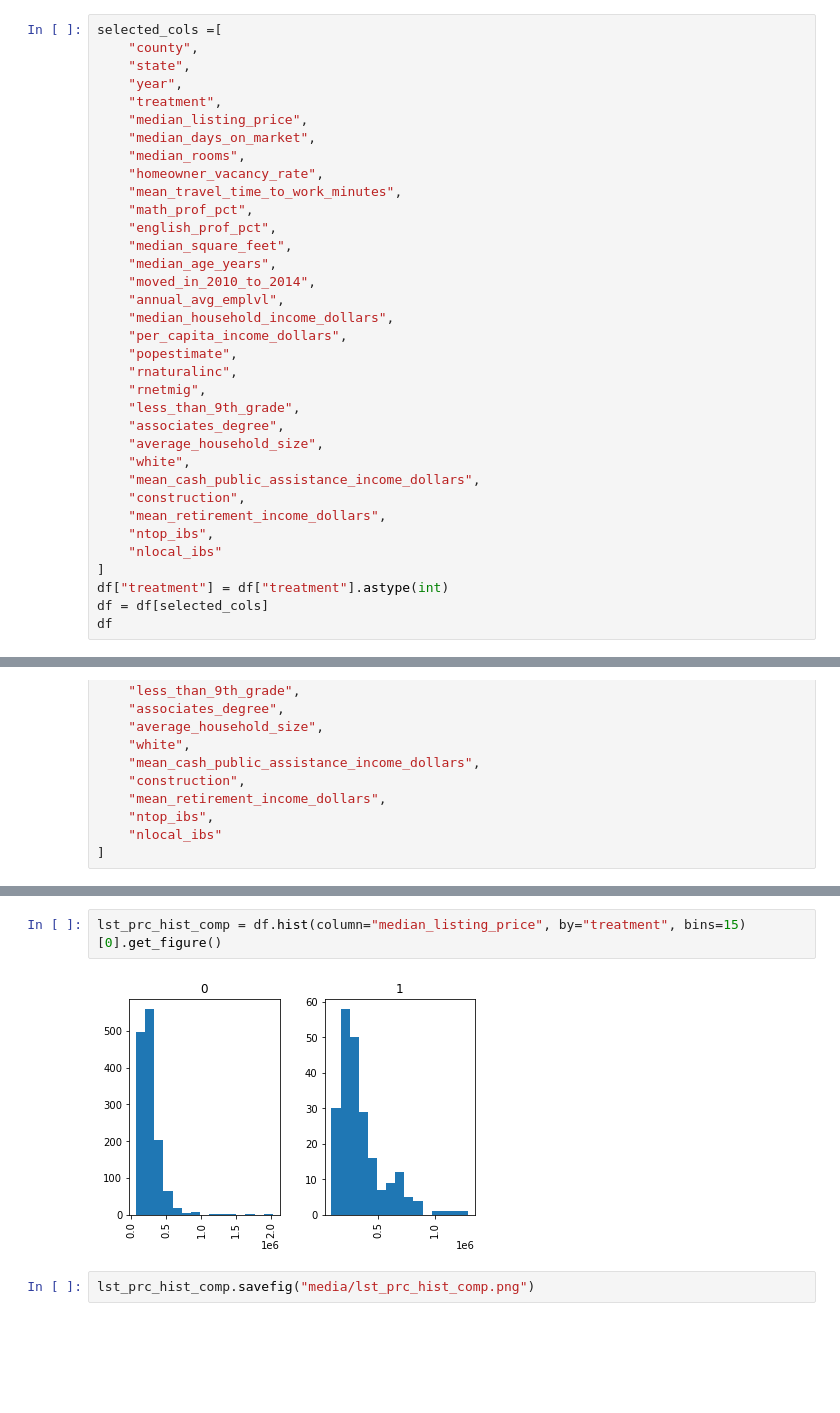
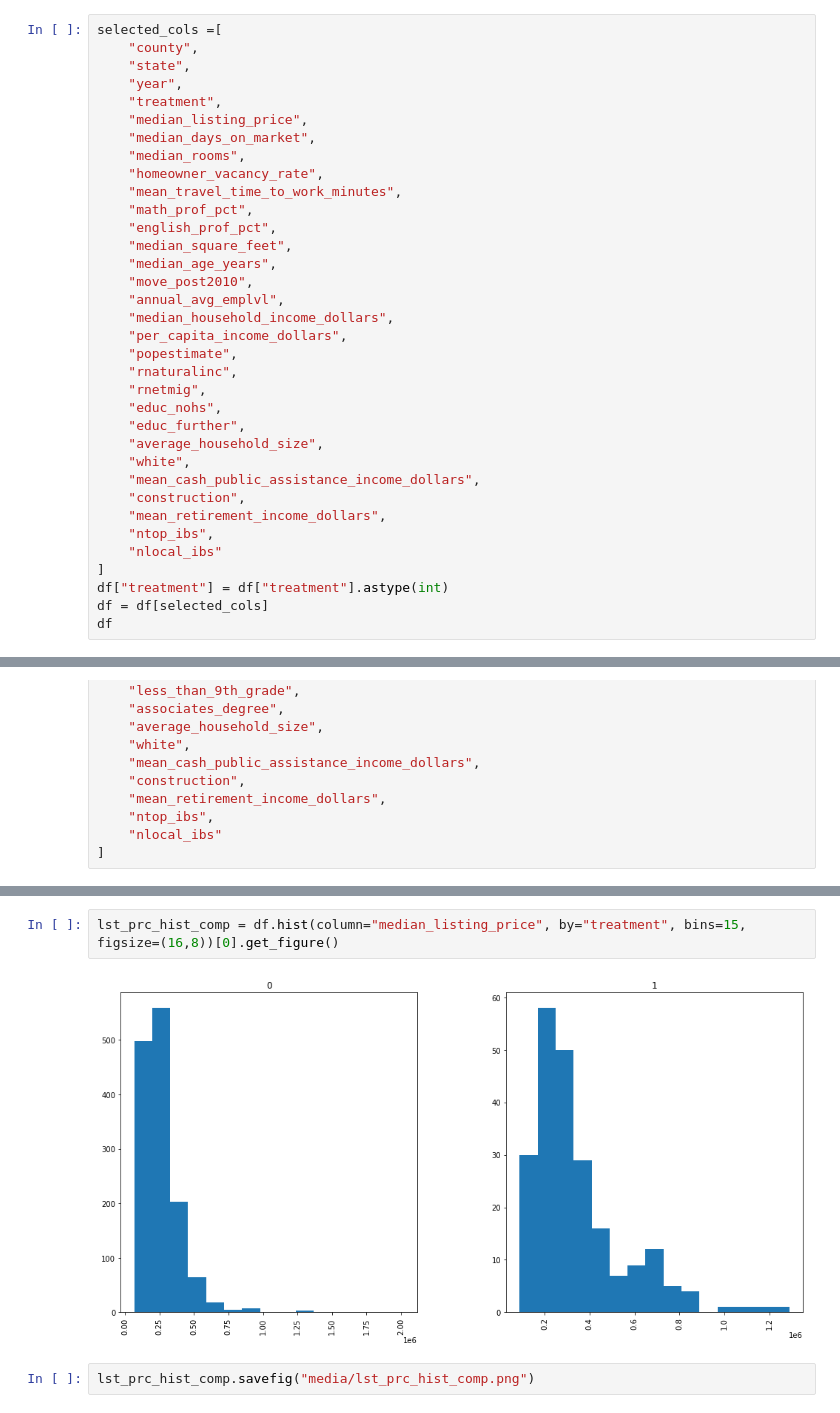
Before and after one commit to renatomatz/ibuying_effects, a Jupyter notebook: data_and_processing/visualization.ipynb, the cells around one changed output, grey strips where cells are left out. Cells and saved outputs as stored; diff of their text form; blank space fills up the shorter version.

```diff
--- a/data_and_processing/visualization.ipynb
+++ b/data_and_processing/visualization.ipynb
@@ -33,15 +33,15 @@ selected_cols =[
     "english_prof_pct",
     "median_square_feet",
     "median_age_years",
-    "moved_in_2010_to_2014",
+    "move_post2010",
     "annual_avg_emplvl",
     "median_household_income_dollars",
     "per_capita_income_dollars",
     "popestimate",
     "rnaturalinc",
     "rnetmig",
-    "less_than_9th_grade",
-    "associates_degree",
+    "educ_nohs",
+    "educ_further",
     "average_household_size",
     "white",
     "mean_cash_public_assistance_income_dollars",
@@ -131,9 +131,9 @@ treat_cont_comp
 | construction | 510128.97 | 1937689.42 | 712006.20 |
 | mean_retirement_income_dollars | 25906.35 | 27775.20 | 26170.63 |
 # %%
-lst_prc_hist_comp = df.hist(column="median_listing_price", by="treatment", bins=15)[0].get_figure()
+lst_prc_hist_comp = df.hist(column="median_listing_price", by="treatment", bins=15, figsize=(16,8))[0].get_figure()
 # %% [output]
-[figure, old version]
+[figure, new version]
 # %%
 lst_prc_hist_comp.savefig("media/lst_prc_hist_comp.png")
 # %%
```
Also changed, not shown: parts of 9 cells of this notebook, 23 other files.
